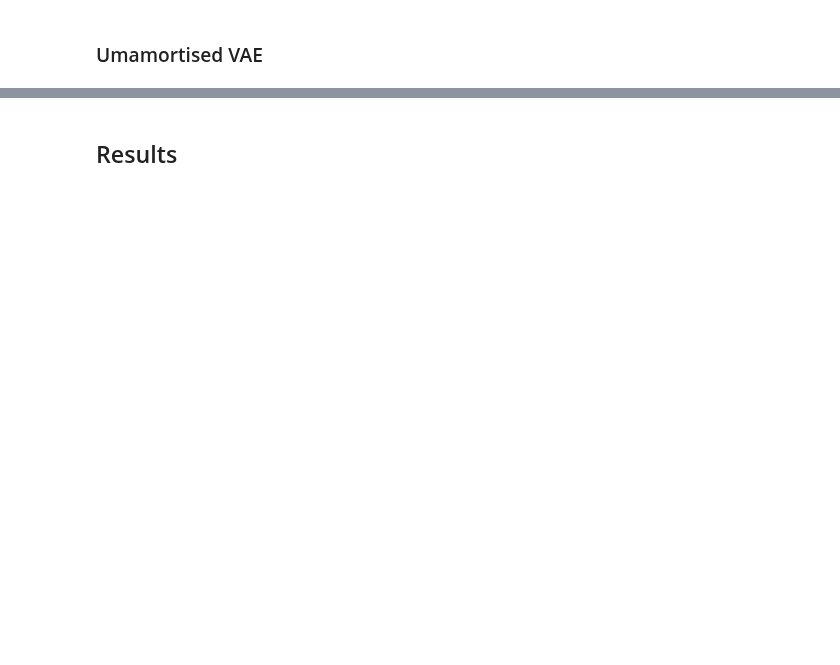
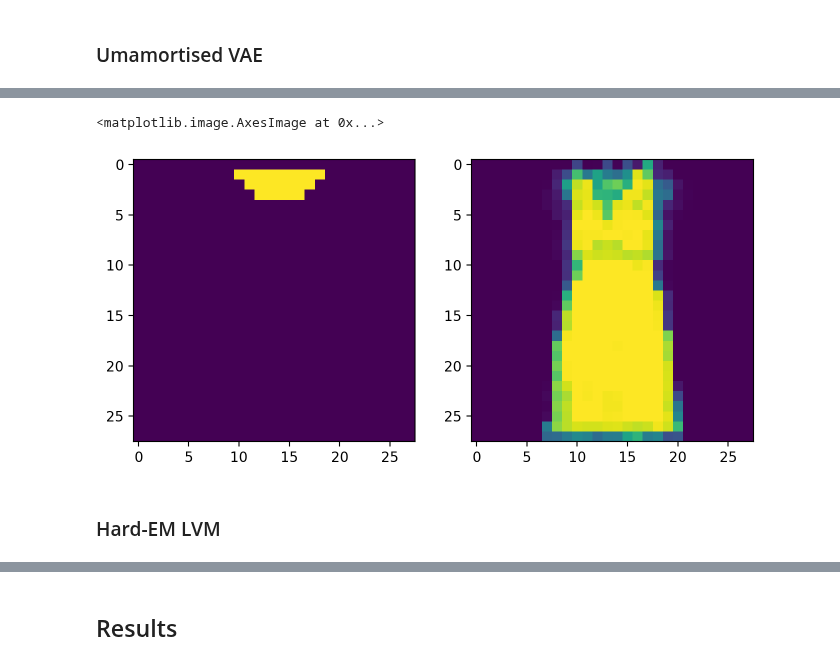
Before and after one commit to gerdm/hard-em-lvm, a Jupyter notebook: notebooks/17-unamortised-test.ipynb, the cells around one changed output, grey strips where cells are left out. Drawn from its saved outputs; the diff is of its cells as text; code cells hidden in the pictures; blank space fills up the shorter version.

```diff
--- a/notebooks/17-unamortised-test.ipynb
+++ b/notebooks/17-unamortised-test.ipynb
@@ -149,9 +148,7 @@ class Decoder(nn.Module):
 
     @nn.compact
     def __call__(self, z):
-        x = nn.Dense(200)(z)
-        x = nn.elu(x)
-        x = nn.Dense(100)(x)
+        x = nn.Dense(100)(z)
         x = nn.elu(x)
         x = nn.Dense(50)(x)
         x = nn.elu(x)
@@ -169,6 +166,10 @@ class Encoder(nn.Module):
     @nn.compact
     def __call__(self, x):
         z = nn.Dense(self.n_hidden)(x)
+        z = nn.elu(z)
+        z = nn.Dense(self.n_hidden)(z)
+        z = nn.elu(z)
+        z = nn.Dense(self.n_hidden)(z)
         z = nn.elu(z)
         z = nn.Dense(self.n_hidden)(z)
         z = nn.elu(z)
@@ -232,6 +233,8 @@ dim_latent = 50
     num_epochs = 500
     learning_rate = 1e-6
     num_is_samples = 10
+# %%
+config["train"]["learning_rate"] = 1e-4
 # %%
 model_decoder = Decoder(28 ** 2, dim_latent)
 model_encoder_test = hlax.models.GaussEncoder(dim_latent)
@@ -295,0 +304,19 @@ res_uvae = base_vae_hardem.train_test(
+# %%
+state_final = res_uvae["train"]["state_final"]
+params_hemv2 = state_final.params
+vals = model_uvae.apply(params_hemv2, X_warmup, key)[-1][0]
+
+ix_target = 2
+img_reconstruct = vals[ix_target].reshape(28, 28)
+img_reconstruct = nn.sigmoid(img_reconstruct)
+
+img_target = X_warmup[ix_target].reshape(28, 28)
+
+fig, ax = plt.subplots(1, 2, figsize=(8, 4))
+ax[0].imshow(img_target)
+ax[1].imshow(img_reconstruct)
+# %% [output]
+<matplotlib.image.AxesImage at 0x...>
+[figure, added]
+# %% [markdown]
+### Hard-EM LVM
```
Also changed, not shown: parts of 20 cells of this notebook.
